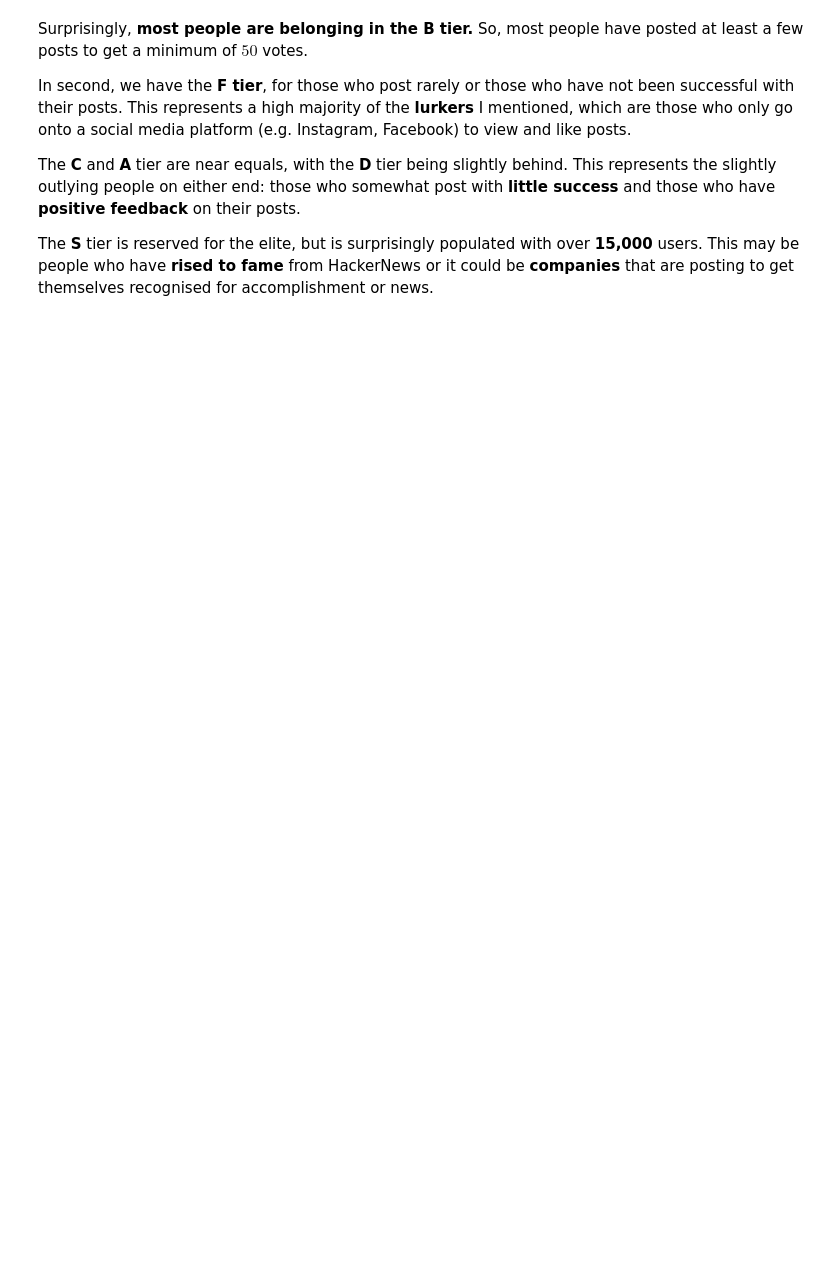
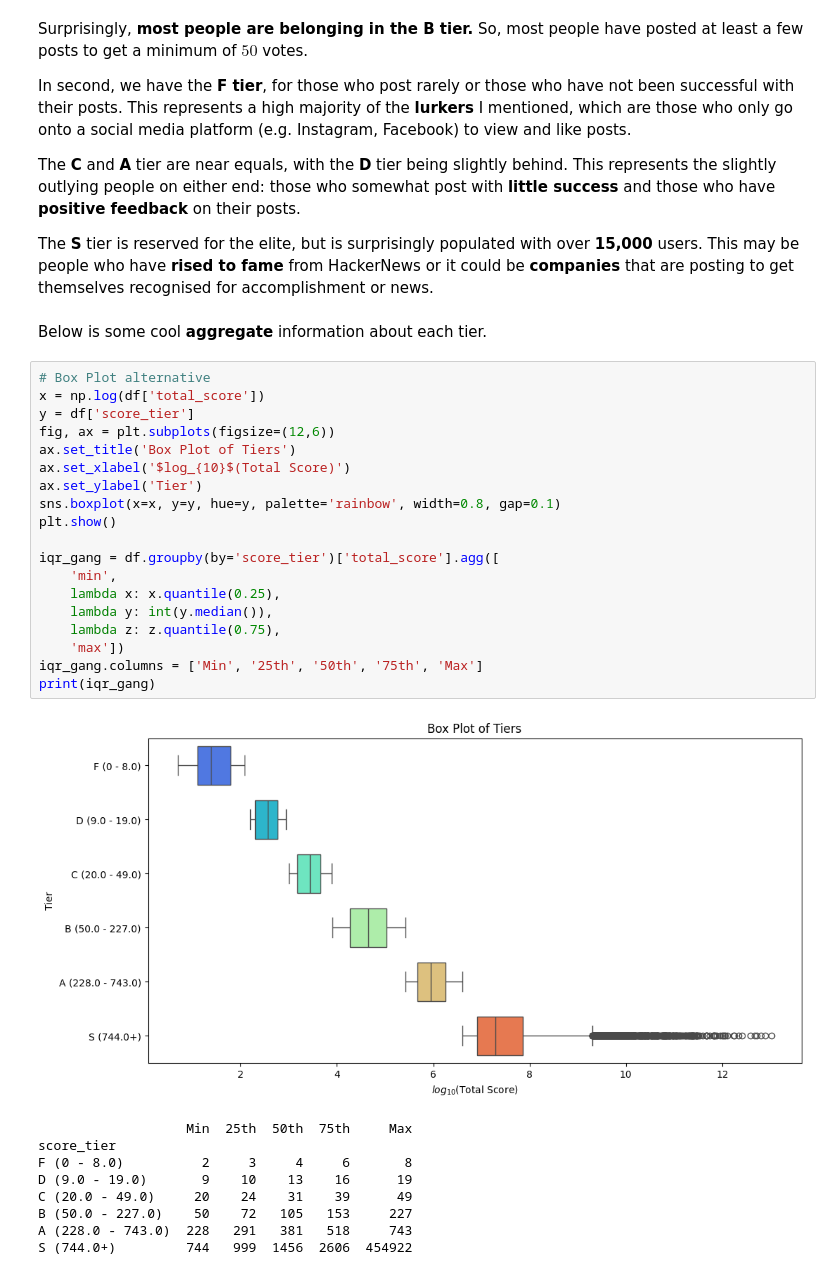
Before and after one commit to biggiefats/HackerNewsAnalysis, a Jupyter notebook: HackerNews.ipynb, the cells around one changed output. Saved outputs shown, nothing was run; the diff lists cells and outputs as text; blank space fills up the shorter version.

```diff
--- a/HackerNews.ipynb
+++ b/HackerNews.ipynb
@@ -941,6 +934,37 @@ In second, we have the **F tier**, for those who post rarely or those who have n
 The **C** and **A** tier are near equals, with the **D** tier being slightly behind. This represents the slightly outlying people on either end: those who somewhat post with **little success** and those who have **positive feedback** on their posts.
 
 The **S** tier is reserved for the elite, but is surprisingly populated with over **15,000** users. This may be people who have **rised to fame** from HackerNews or it could be **companies** that are posting to get themselves recognised for accomplishment or news.
+# %% [markdown]
+Below is some cool **aggregate** information about each tier.
+# %%
+# Box Plot alternative
+x = np.log(df['total_score'])
+y = df['score_tier']
+fig, ax = plt.subplots(figsize=(12,6))
+ax.set_title('Box Plot of Tiers')
+ax.set_xlabel('$log_{10}$(Total Score)')
+ax.set_ylabel('Tier')
+sns.boxplot(x=x, y=y, hue=y, palette='rainbow', width=0.8, gap=0.1)
+plt.show()
+
+iqr_gang = df.groupby(by='score_tier')['total_score'].agg([
+    'min',
+    lambda x: x.quantile(0.25),
+    lambda y: int(y.median()),
+    lambda z: z.quantile(0.75),
+    'max'])
+iqr_gang.columns = ['Min', '25th', '50th', '75th', 'Max']
+print(iqr_gang)
+# %% [output]
+[figure, added]
+                   Min  25th  50th  75th     Max
+score_tier
+F (0 - 8.0)          2     3     4     6       8
+D (9.0 - 19.0)       9    10    13    16      19
+C (20.0 - 49.0)     20    24    31    39      49
+B (50.0 - 227.0)    50    72   105   153     227
+A (228.0 - 743.0)  228   291   381   518     743
+S (744.0+)         744   999  1456  2606  454922
 # %% [markdown]
 #### (5.2.2) Using Clustering
 
```
Also changed, not shown: parts of 13 cells of this notebook.
